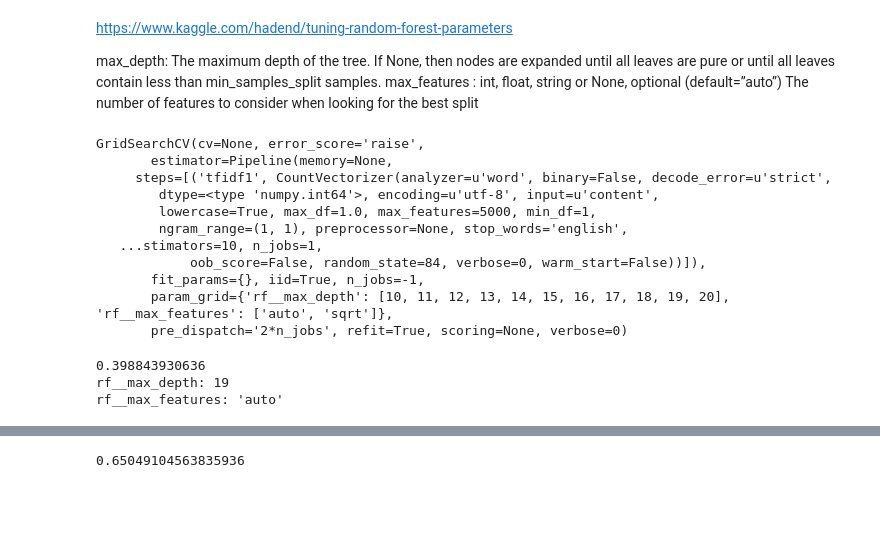
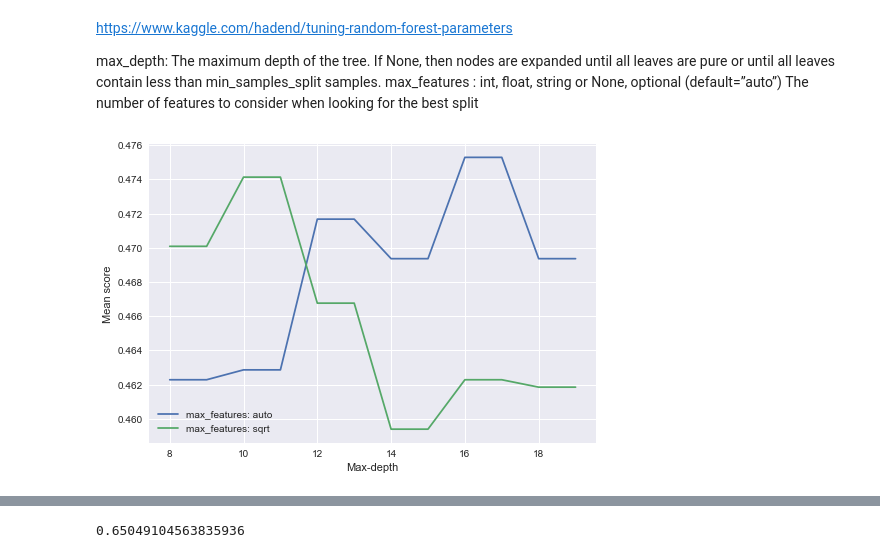
Before and after one commit to alexxuelin/cs182-final-project, a Jupyter notebook: methods.ipynb, the cells around one changed output, grey strips where cells are left out. Cells and saved outputs as stored; diff of their text form; code cells hidden in the pictures; blank space fills up the shorter version.

```diff
--- a/methods.ipynb
+++ b/methods.ipynb
@@ -483,8 +481,10 @@ max_features : int, float, string or None, optional (default=”auto”)
 The number of features to consider when looking for the best split
 # %%
 # tune depths of trees and max features
-parameters = {'rf__max_depth': [10,11,12,13,14,15,16,17,18,19,20],
-              'rf__max_features': ['auto', 'sqrt']}
+max_features = ['auto', 'sqrt']
+max_depth = np.arange(8,20,1)
+parameters = {'rf__max_depth': max_depth,
+              'rf__max_features': max_features}
 # %%
 rf = RandomForestClassifier(random_state = 84)
 model_tune = Pipeline([('tfidf1', tfidf2), ('rf', rf)])
@@ -492,26 +492,16 @@ model_tune = Pipeline([('tfidf1', tfidf2), ('rf', rf)])
 gs_rf =  GridSearchCV(model_tune, parameters, n_jobs=-1)
 # %%
 gs_results = gs_rf.fit(X_train, y_train)
-# %%
-print gs_results
-# %% [output]
-GridSearchCV(cv=None, error_score='raise',
-       estimator=Pipeline(memory=None,
-     steps=[('tfidf1', CountVectorizer(analyzer=u'word', binary=False, decode_error=u'strict',
-        dtype=<type 'numpy.int64'>, encoding=u'utf-8', input=u'content',
-        lowercase=True, max_df=1.0, max_features=5000, min_df=1,
-        ngram_range=(1, 1), preprocessor=None, stop_words='english',
-   ...stimators=10, n_jobs=1,
-            oob_score=False, random_state=84, verbose=0, warm_start=False))]),
-       fit_params={}, iid=True, n_jobs=-1,
-       param_grid={'rf__max_depth': [10, 11, 12, 13, 14, 15, 16, 17, 18, 19, 20], 'rf__max_features': ['auto', 'sqrt']},
-       pre_dispatch='2*n_jobs', refit=True, scoring=None, verbose=0)
-# %%
-print(gs_results.best_score_)
-for param_name in sorted(parameters.keys()):
-    print("%s: %r" % (param_name, gs_results.best_params_[param_name]))
-# %% [output]
-0.398843930636
-rf__max_depth: 19
-rf__max_features: 'auto'
+# %%
+scores = [x[1] for x in gs_rf.grid_scores_]
+scores = np.array(scores).reshape(len(max_features),len(max_depth))
+
+for ind, i in enumerate(max_features):
+    plt.plot(max_depth, scores[ind], label='max_features: ' + str(i))
+plt.legend()
+plt.xlabel('Max-depth')
+plt.ylabel('Mean score')
+plt.show()
+# %% [output]
+[figure, added]
 # %%
```
Also changed, not shown: parts of 22 cells of this notebook, 4 other files.
